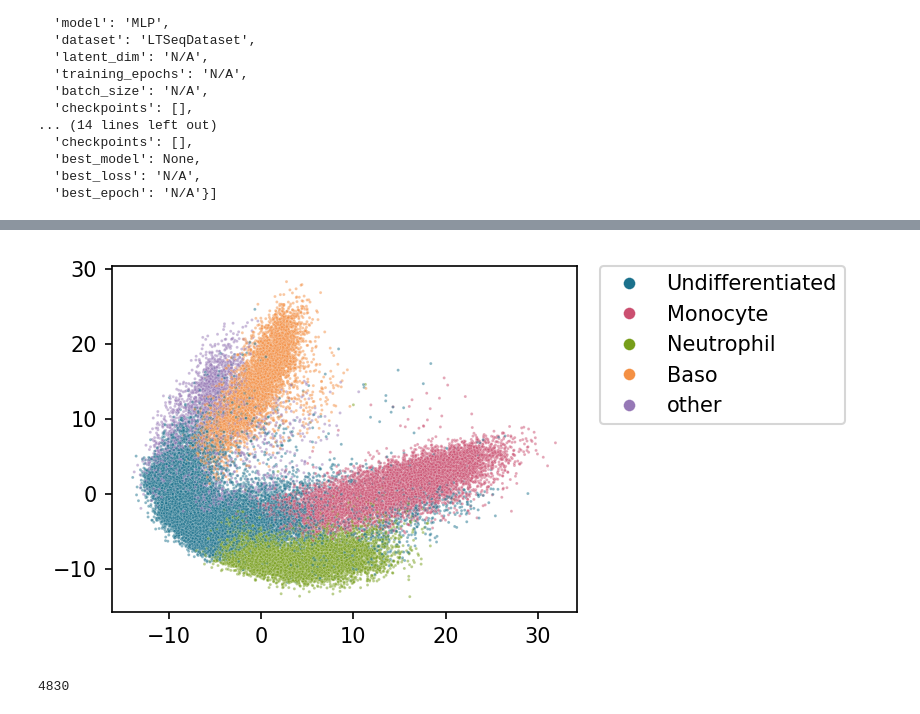
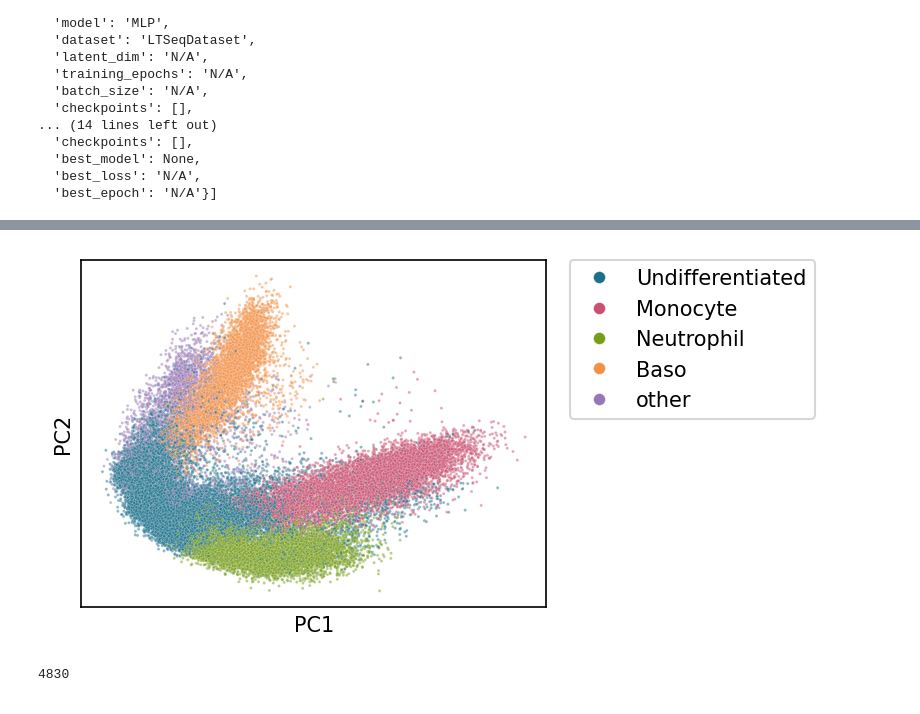
Before and after one commit to njwfish/DistributionConditionedTransport, a Jupyter notebook: notebooks/lt_eval.ipynb, the cells around one changed output, grey strips where cells are left out. Cells and saved outputs as stored; diff of their text form; code cells hidden in the pictures.

```diff
--- a/notebooks/lt_eval.ipynb
+++ b/notebooks/lt_eval.ipynb
@@ -70,21 +70,20 @@ def load_model(cfg, path, device):
     gen.to(device)
     return enc, gen
 
-enc, gen = load_model(cfgs[1]['config'], cfgs[1]['dir'], 'cuda')
+enc_unst, gen_unst = load_model(cfgs[1]['config'], cfgs[1]['dir'], 'cuda')
+enc, gen = load_model(cfgs[0]['config'], cfgs[0]['dir'], 'cuda')
 # %%
 with torch.no_grad():
-    z_x = enc(lts.test_srcs.cuda())
-    z_y = enc(lts.test_tgts.cuda())
+    z_x_unst = enc_unst(lts.test_srcs.cuda())
+    z_y_unst = enc_unst(lts.test_tgts.cuda())
+    z_x_st = enc(lts.test_srcs.cuda())
+    z_y_st = enc(lts.test_tgts.cuda())
 # %%
-from sklearn.model_selection import train_test_split
-from sklearn.linear_model import RidgeCV
-from sklearn.metrics import mean_squared_error, r2_score
-
 # 1) get numpy embeddings and torch samples
-X = z_x.cpu().numpy()
-Y = z_y.cpu().numpy()
-src = lts.test_srcs      # torch.Tensor of shape (N, …)
-tgt = lts.test_tgts      # torch.Tensor of shape (N, …)
+X = z_x_st.cpu().numpy()
+Y = z_y_st.cpu().numpy()
+src = lts.test_srcs      # torch.Tensor of shape
+tgt = lts.test_tgts      # torch.Tensor of shape
 
 # 2) split indices
 n = X.shape[0]
@@ -95,7 +94,7 @@ X_train, Y_train = X[train_idx], Y[train_idx]
 X_test,  Y_test  = X[test_idx],  Y[test_idx]
 
 src_test = src[test_idx]
-z_x_test = z_x[test_idx]
+z_x_test = z_x_st[test_idx]
 tgt_test = tgt[test_idx]
 
 # 3) fit ridge on train
@@ -110,7 +109,7 @@ print("Test MSE:", mean_squared_error(Y_test, Y_pred_test))
 print("Test R2:",  r2_score(Y_test, Y_pred_test, multioutput='variance_weighted'))
 
 # 5) generate held‐out y_hat and compute EMD
-y_hat_test = gen(
+y_hat_test_st = gen(
     src_test.cuda().reshape(-1, 50),
     z_x_test.cuda(),
     torch.tensor(Y_pred_test).cuda()
@@ -118,7 +117,7 @@ y_hat_test = gen(
 
 loss = SamplesLoss("energy")
 
-energies = loss(y_hat_test.cuda(), tgt_test.cuda())
+energies = loss(y_hat_test_st.cuda(), tgt_test.cuda())
 
 energy = energies.mean()
 
@@ -223,23 +278,29 @@ Clone: 5714, Time: 4
 # %%
 # if type count is less than 5k, reassign type to 'other'
 
 counts = lts.adata.obs['type'].value_counts()
 lts.adata.obs['type'] = lts.adata.obs['type'].apply(lambda x: x if counts[x] >= 5000 else 'other')
 
 plt.figure(figsize=(4, 3), dpi=150)
 
 sns.scatterplot(x=lts.adata.obsm['X_pca'][:, 0],
                 y=lts.adata.obsm['X_pca'][:, 1],
                 hue=lts.adata.obs['type'], s=2,
                 alpha=0.5, palette=pretty_palette)
 
 # legend to side, with marker sizes 10 and transparency 1
 leg = plt.legend(bbox_to_anchor=(1.05, 1), loc='upper left',
               borderaxespad=0., markerscale=4, )
 for lh in leg.legend_handles:
     lh.set_alpha(1)
+
+plt.xticks([])
+plt.yticks([])
+plt.xlabel('PC1')
+plt.ylabel('PC2')
+plt.show()
 # %% [output]
-[figure, old version]
+[figure, new version]
 # %%
 lts.n_sets
 # %% [output]
```
Also changed, not shown: parts of 6 cells of this notebook.
